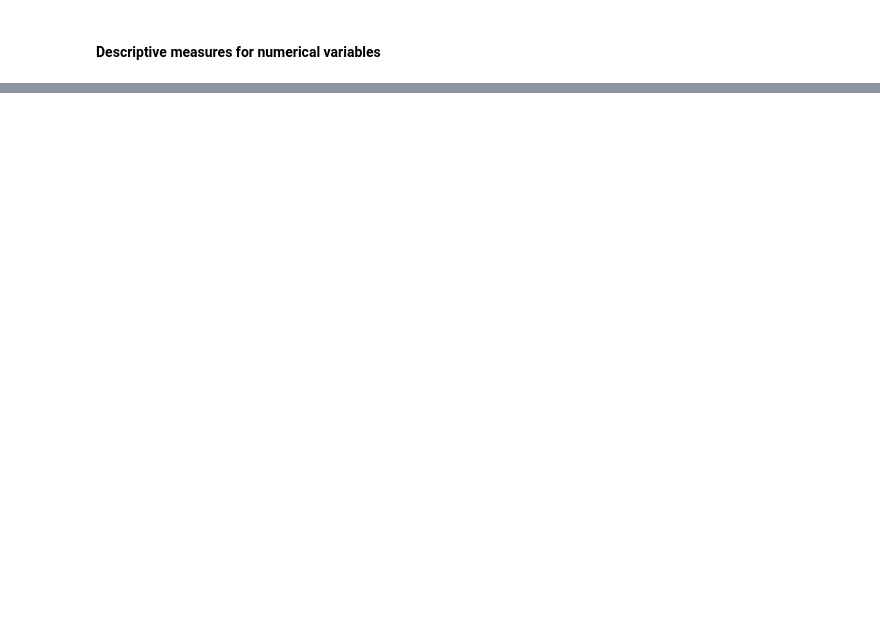
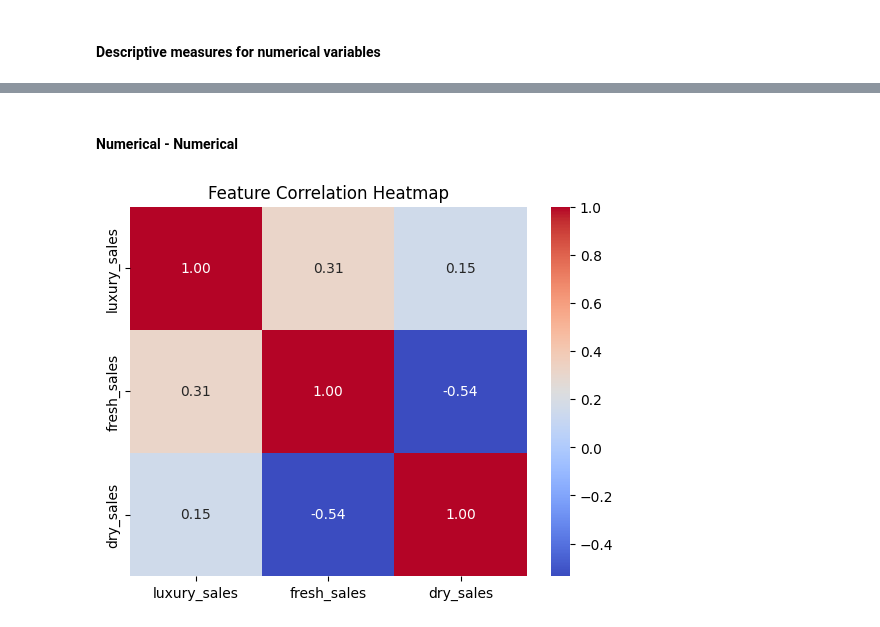
Before and after one commit to InsightMart/DSPL_project, a Jupyter notebook: Train_EDA.ipynb, the cells around one changed output, grey strips where cells are left out. Cells and saved outputs as stored; diff of their text form; code cells hidden in the pictures; blank space fills up the shorter version.

```diff
--- a/Train_EDA.ipynb
+++ b/Train_EDA.ipynb
@@ -496,0 +550,2 @@ for col in Numerical_columns:
+# %% [markdown]
+#### Numerical - Numerical
@@ -496,0 +568,9 @@ for col in Numerical_columns:
+# %%
+Numerical_columns = ['luxury_sales', 'fresh_sales', 'dry_sales']
+
+# Correlation Heatmap
+sns.heatmap(df[Numerical_columns].corr(), annot=True, cmap="coolwarm", fmt=".2f")
+plt.title("Feature Correlation Heatmap")
+plt.show()
+# %% [output]
+[figure, added]
```
Also changed, not shown: parts of 15 cells of this notebook.
